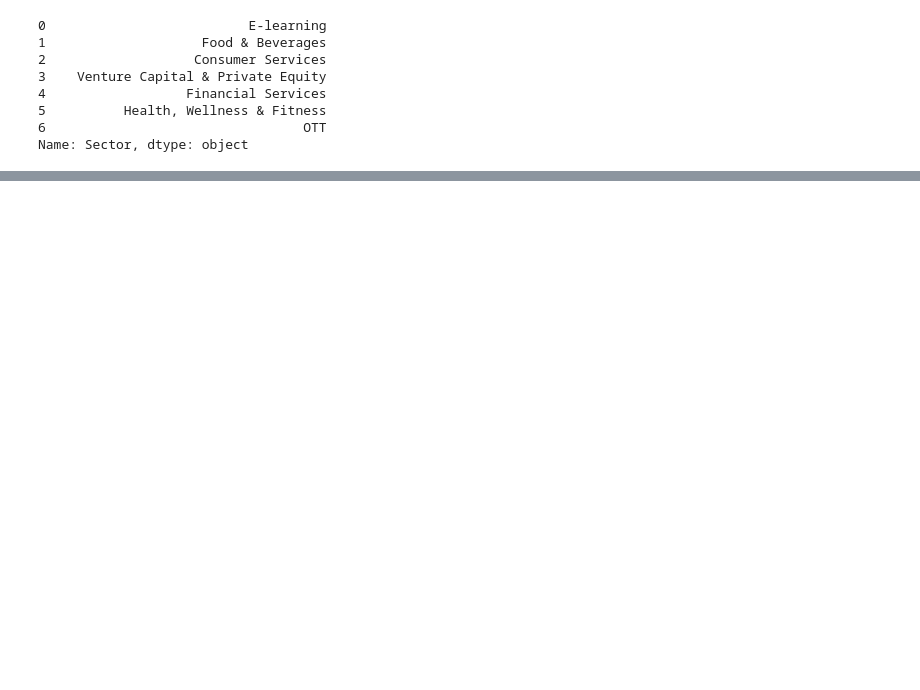
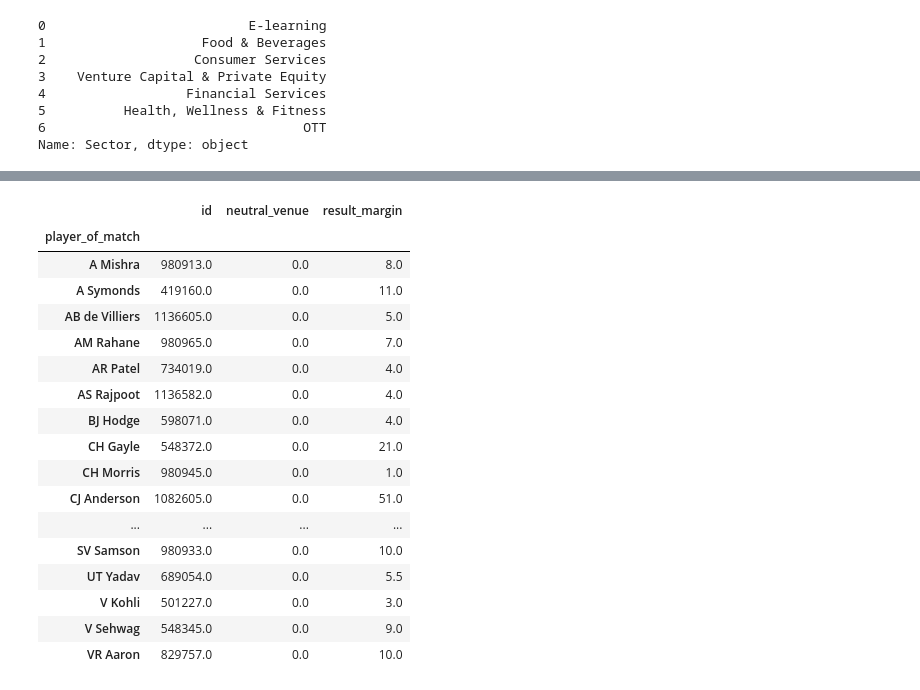
Before and after one commit to ankittrajj/WD_DA_17_Aug_2_30pm, a Jupyter notebook: Pandas 4.ipynb, the cells around one changed output, grey strips where cells are left out. Saved outputs shown, nothing was run; the diff lists cells and outputs as text; code cells hidden in the pictures; blank space fills up the shorter version.

```diff
--- a/Pandas 4.ipynb
+++ b/Pandas 4.ipynb
@@ -195,0 +313,21 @@ df.loc[df['Sector'] == 'EdTech'].iloc[4:9]
+# %%
+df[df['city'] == 'Delhi'].groupby('player_of_match').median()
+# %% [output]
+|  | id | neutral_venue | result_margin |
+| player_of_match |  |  |  |
+| A Mishra | 980913.0 | 0.0 | 8.0 |
+| A Symonds | 419160.0 | 0.0 | 11.0 |
+| AB de Villiers | 1136605.0 | 0.0 | 5.0 |
+| AM Rahane | 980965.0 | 0.0 | 7.0 |
+| AR Patel | 734019.0 | 0.0 | 4.0 |
+| AS Rajpoot | 1136582.0 | 0.0 | 4.0 |
+| BJ Hodge | 598071.0 | 0.0 | 4.0 |
+| CH Gayle | 548372.0 | 0.0 | 21.0 |
+| CH Morris | 980945.0 | 0.0 | 1.0 |
+| CJ Anderson | 1082605.0 | 0.0 | 51.0 |
+| ... | ... | ... | ... |
+| SV Samson | 980933.0 | 0.0 | 10.0 |
+| UT Yadav | 689054.0 | 0.0 | 5.5 |
+| V Kohli | 501227.0 | 0.0 | 3.0 |
+| V Sehwag | 548345.0 | 0.0 | 9.0 |
+| VR Aaron | 829757.0 | 0.0 | 10.0 |
```
Also changed, not shown: parts of 17 cells of this notebook.
